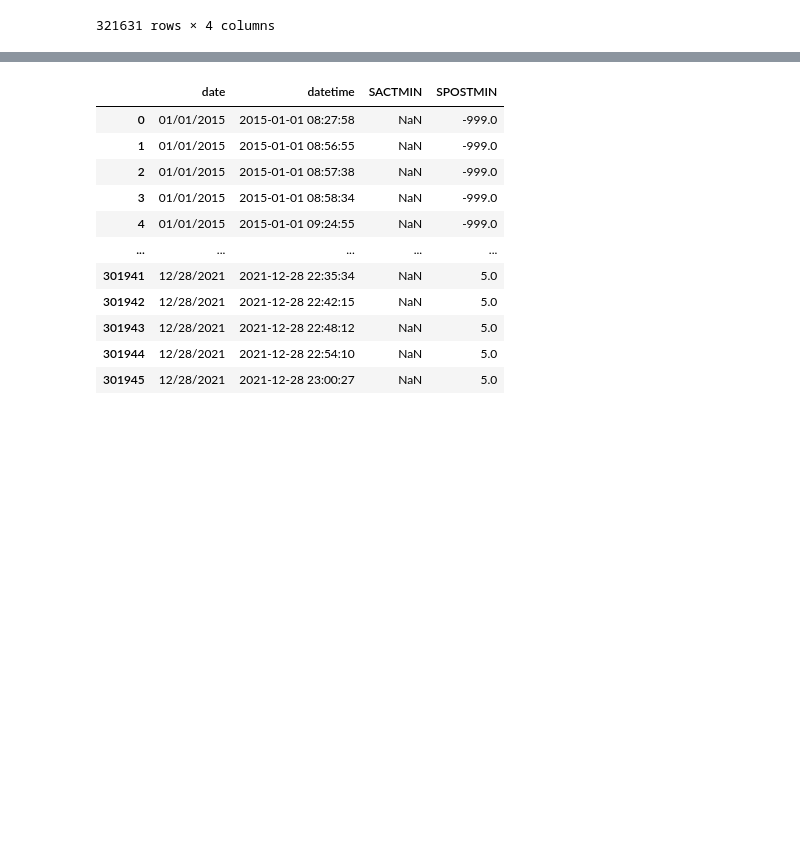
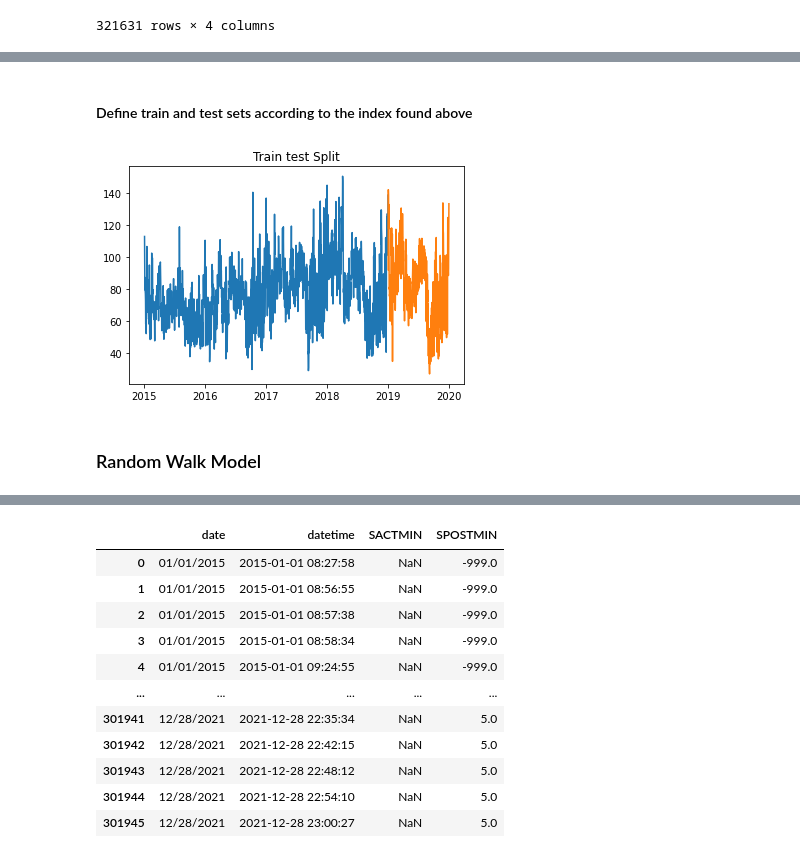
Before and after one commit to annachant/Capstone-Disney-World-Date-and-Attendance-Predictor, a Jupyter notebook: EDA.ipynb, the cells around one changed output, grey strips where cells are left out. Cells and saved outputs as stored; diff of their text form; code cells hidden in the pictures; blank space fills up the shorter version.

```diff
--- a/EDA.ipynb
+++ b/EDA.ipynb
@@ -212,0 +309,14 @@ Warnings:
+# %% [markdown]
+#### Define train and test sets according to the index found above
+# %%
+train = df_mk_7dwarfs_daily[:cutoff]
+test = df_mk_7dwarfs_daily[cutoff:]
+
+fig, ax = plt.subplots()
+ax.plot(train)
+ax.plot(test)
+ax.set_title('Train test Split');
+# %% [output]
+[figure, added]
+# %% [markdown]
+### Random Walk Model
```
Also changed, not shown: parts of 148 cells of this notebook.
